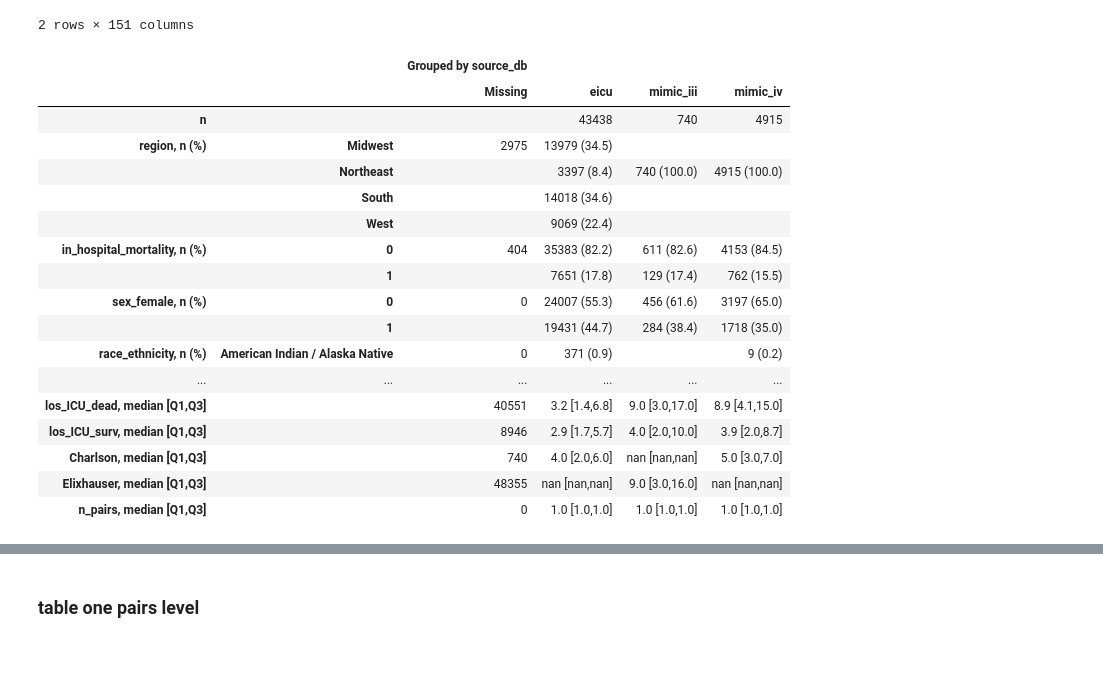
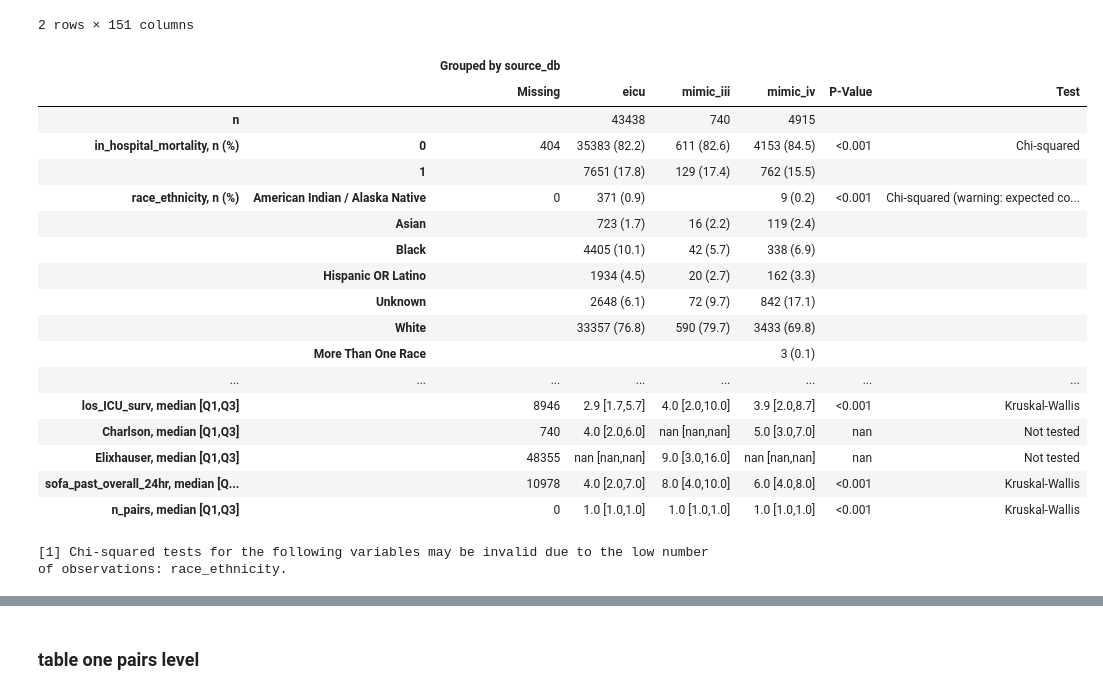
Before and after one commit to joamats/pulse-ox-dataset, a Jupyter notebook: notebooks/3_tableones.ipynb, the cells around one changed output, grey strips where cells are left out. Saved outputs shown, nothing was run; the diff lists cells and outputs as text; code cells hidden in the pictures; blank space fills up the shorter version.

```diff
--- a/notebooks/3_tableones.ipynb
+++ b/notebooks/3_tableones.ipynb
@@ -172,11 +172,11 @@ bgs = ["pH", "pCO2", "pO2", "SaO2", "SpO2", "delta_SpO2",
        "Carboxyhemoglobin", "Methemoglobin"]
 
 pat_categ = ["source_db", "region", "sex_female",
-             "race_ethnicity", "in_hospital_mortality"]
+             "race_ethnicity", "in_hospital_mortality", 'hidden_hypoxemia']
 
 pat_cont = ["admission_age","weight_admission", "height_admission",
             "BMI_admission", "los_hosp_dead", "los_hosp_surv",
-            "los_ICU_dead", "los_ICU_surv","Charlson", "Elixhauser", 'n_pairs']
+            "los_ICU_dead", "los_ICU_surv","Charlson", "Elixhauser", 'sofa_past_overall_24hr', 'n_pairs']
 # %% [markdown]
 ## strat by source_db
 # %% [markdown]
@@ -199,33 +199,34 @@ Warning: Total number of columns (151) exceeds max_columns (20). Falling back to
 # %%
 table1_pat = TableOne(data_pat, columns=cols,
                       groupby=groupby, categorical=categ, nonnormal=nonnorm,
-                      missing=True, overall=False)
+                      missing=True, overall=False, pval=True, htest_name=True)
 # %%
 with pd.option_context('display.max_columns', None, 'display.max_rows',None):
   display(table1_pat)
 
   # also download
-  table1_pat.to_excel('table1_pat_by_HH.xlsx')
-  files.download('table1_pat_by_HH.xlsx')
+  table1_pat.to_excel('table1_pat_by_db.xlsx')
+  files.download('table1_pat_by_db.xlsx')
 # %% [output]
-|  |  | Grouped by source_db |  |  |  |
-|  |  | Missing | eicu | mimic_iii | mimic_iv |
-| n |  |  | 43438 | 740 | 4915 |
-| region, n (%) | Midwest | 2975 | 13979 (34.5) |  |  |
-|  | Northeast |  | 3397 (8.4) | 740 (100.0) | 4915 (100.0) |
-|  | South |  | 14018 (34.6) |  |  |
-|  | West |  | 9069 (22.4) |  |  |
-| in_hospital_mortality, n (%) | 0 | 404 | 35383 (82.2) | 611 (82.6) | 4153 (84.5) |
-|  | 1 |  | 7651 (17.8) | 129 (17.4) | 762 (15.5) |
-| sex_female, n (%) | 0 | 0 | 24007 (55.3) | 456 (61.6) | 3197 (65.0) |
-|  | 1 |  | 19431 (44.7) | 284 (38.4) | 1718 (35.0) |
-| race_ethnicity, n (%) | American Indian / Alaska Native | 0 | 371 (0.9) |  | 9 (0.2) |
-| ... | ... | ... | ... | ... | ... |
-| los_ICU_dead, median [Q1,Q3] |  | 40551 | 3.2 [1.4,6.8] | 9.0 [3.0,17.0] | 8.9 [4.1,15.0] |
-| los_ICU_surv, median [Q1,Q3] |  | 8946 | 2.9 [1.7,5.7] | 4.0 [2.0,10.0] | 3.9 [2.0,8.7] |
-| Charlson, median [Q1,Q3] |  | 740 | 4.0 [2.0,6.0] | nan [nan,nan] | 5.0 [3.0,7.0] |
-| Elixhauser, median [Q1,Q3] |  | 48355 | nan [nan,nan] | 9.0 [3.0,16.0] | nan [nan,nan] |
-| n_pairs, median [Q1,Q3] |  | 0 | 1.0 [1.0,1.0] | 1.0 [1.0,1.0] | 1.0 [1.0,1.0] |
+|  |  | Grouped by source_db |  |  |  |  |  |
+|  |  | Missing | eicu | mimic_iii | mimic_iv | P-Value | Test |
+| n |  |  | 43438 | 740 | 4915 |  |  |
+| in_hospital_mortality, n (%) | 0 | 404 | 35383 (82.2) | 611 (82.6) | 4153 (84.5) | <0.001 | Chi-squared |
+|  | 1 |  | 7651 (17.8) | 129 (17.4) | 762 (15.5) |  |  |
+| race_ethnicity, n (%) | American Indian / Alaska Native | 0 | 371 (0.9) |  | 9 (0.2) | <0.001 | Chi-squared (warning: expected co... |
+|  | Asian |  | 723 (1.7) | 16 (2.2) | 119 (2.4) |  |  |
+|  | Black |  | 4405 (10.1) | 42 (5.7) | 338 (6.9) |  |  |
+|  | Hispanic OR Latino |  | 1934 (4.5) | 20 (2.7) | 162 (3.3) |  |  |
+|  | Unknown |  | 2648 (6.1) | 72 (9.7) | 842 (17.1) |  |  |
+|  | White |  | 33357 (76.8) | 590 (79.7) | 3433 (69.8) |  |  |
+|  | More Than One Race |  |  |  | 3 (0.1) |  |  |
+| ... | ... | ... | ... | ... | ... | ... | ... |
+| los_ICU_surv, median [Q1,Q3] |  | 8946 | 2.9 [1.7,5.7] | 4.0 [2.0,10.0] | 3.9 [2.0,8.7] | <0.001 | Kruskal-Wallis |
+| Charlson, median [Q1,Q3] |  | 740 | 4.0 [2.0,6.0] | nan [nan,nan] | 5.0 [3.0,7.0] | nan | Not tested |
+| Elixhauser, median [Q1,Q3] |  | 48355 | nan [nan,nan] | 9.0 [3.0,16.0] | nan [nan,nan] | nan | Not tested |
+| sofa_past_overall_24hr, median [Q... |  | 10978 | 4.0 [2.0,7.0] | 8.0 [4.0,10.0] | 6.0 [4.0,8.0] | <0.001 | Kruskal-Wallis |
+| n_pairs, median [Q1,Q3] |  | 0 | 1.0 [1.0,1.0] | 1.0 [1.0,1.0] | 1.0 [1.0,1.0] | <0.001 | Kruskal-Wallis |
+[1] Chi-squared tests for the following variables may be invalid due to the low number of observations: race_ethnicity.
 [interactive output not drawn]
 [interactive output not drawn]
 # %% [markdown]
```
Also changed, not shown: parts of 3 cells of this notebook, 2 other files.
